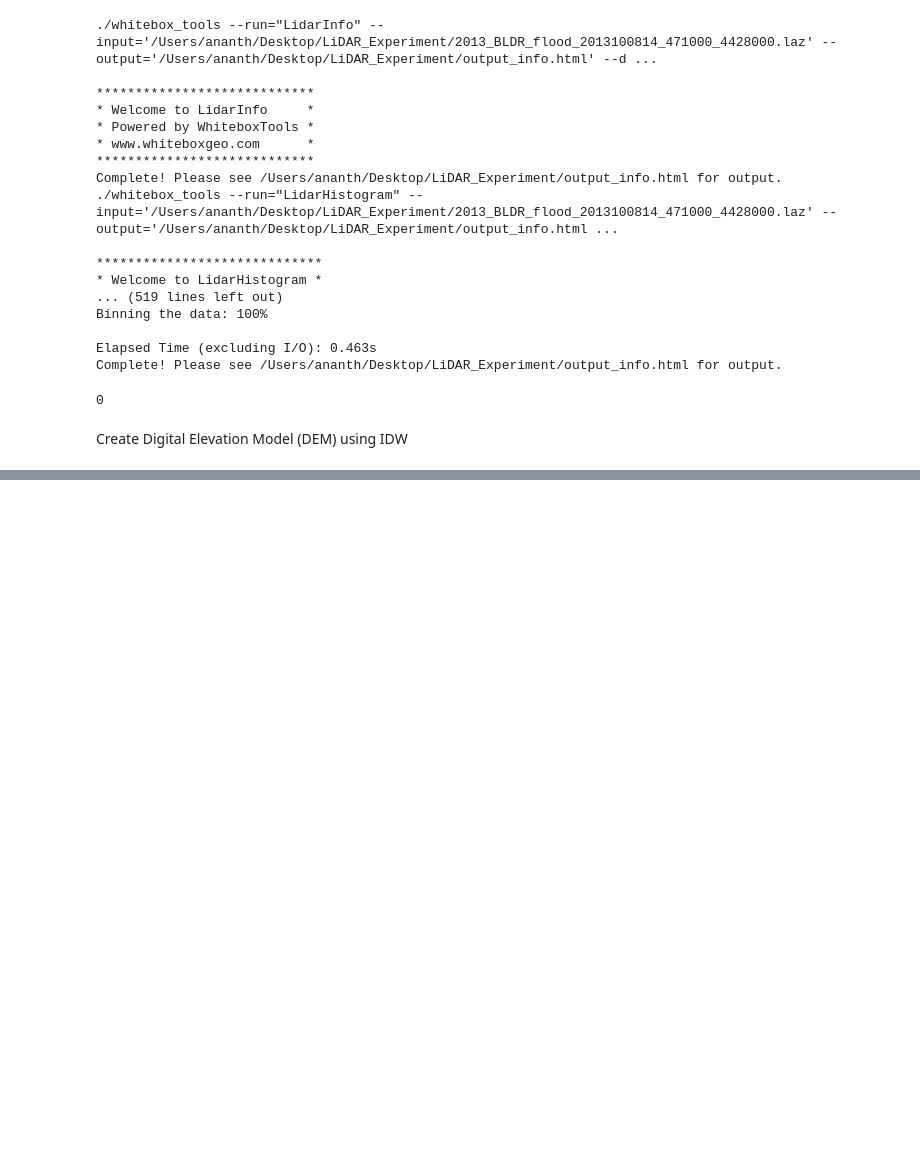
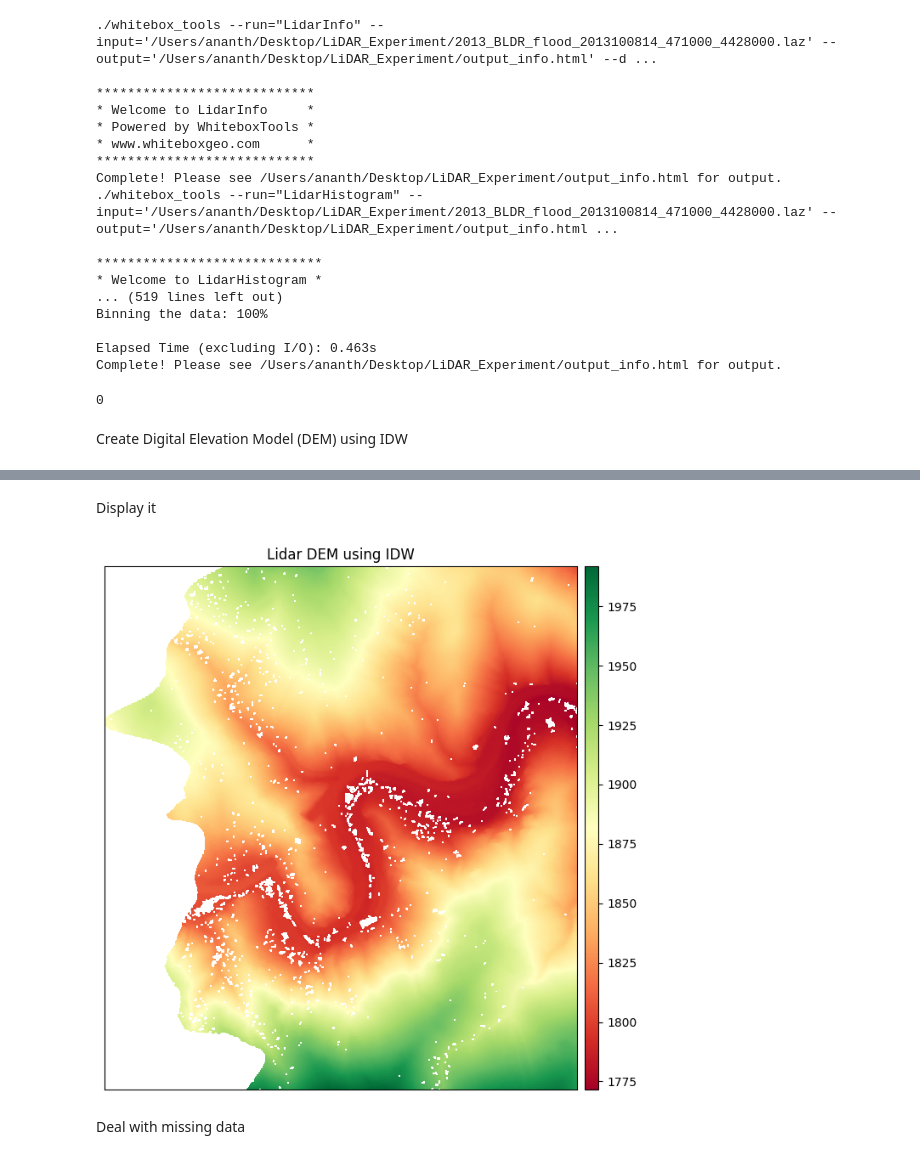
Before and after one commit to ananthk19/LiDAR_Experiments, a Jupyter notebook: main.ipynb, the cells around one changed output, grey strips where cells are left out. Drawn from its saved outputs; the diff is of its cells as text; code cells hidden in the pictures; blank space fills up the shorter version.

```diff
--- a/main.ipynb
+++ b/main.ipynb
@@ -209,0 +266,28 @@ Create Digital Elevation Model (DEM) using IDW
+# %%
+# Add CRS
+geemap.add_crs(
+    "/Users/ananth/Desktop/LiDAR_Experiment/idw_dem.tif",
+    epsg=32613
+)
+
+# Create raster array using rioxarray
+idw_dem = rxr.open_rasterio(
+    "/Users/ananth/Desktop/LiDAR_Experiment/idw_dem.tif",
+    masked=True
+    )
+# %% [markdown]
+Display it
+# %%
+# View the raster
+ep.plot_bands(
+    arr=idw_dem,
+    cmap="RdYlGn",
+    figsize=(8, 8),
+    title="Lidar DEM using IDW"
+)
+
+plt.show();
+# %% [output]
+[figure, added]
+# %% [markdown]
+Deal with missing data
```
Also changed, not shown: parts of 2 cells of this notebook, 1 other file.
